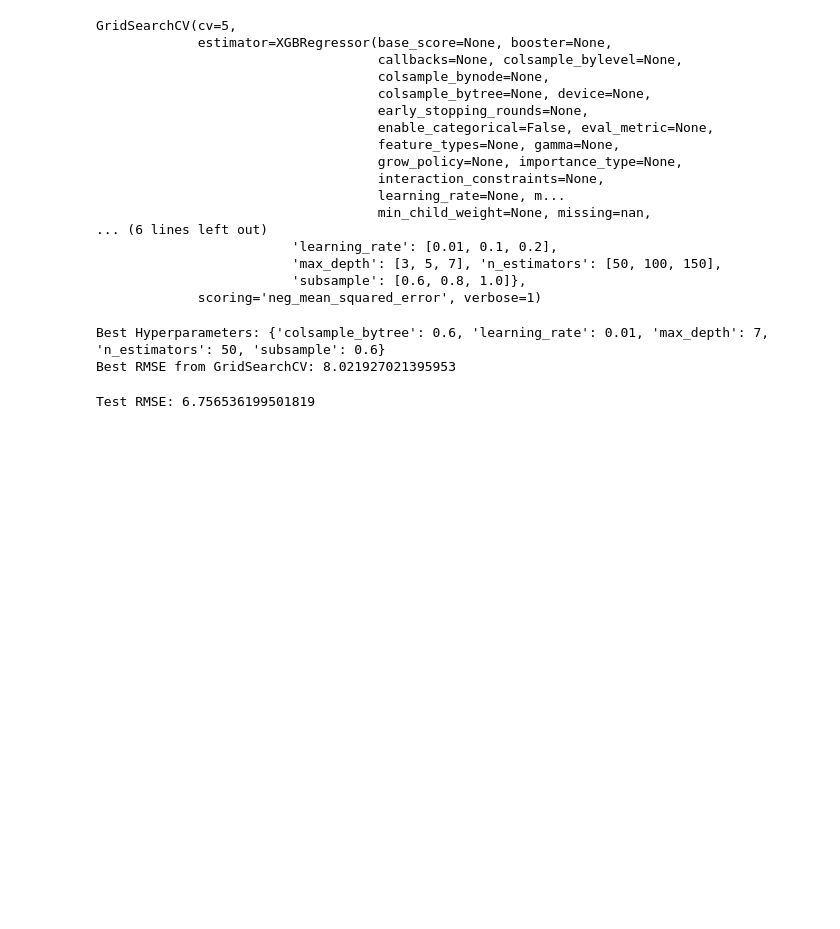
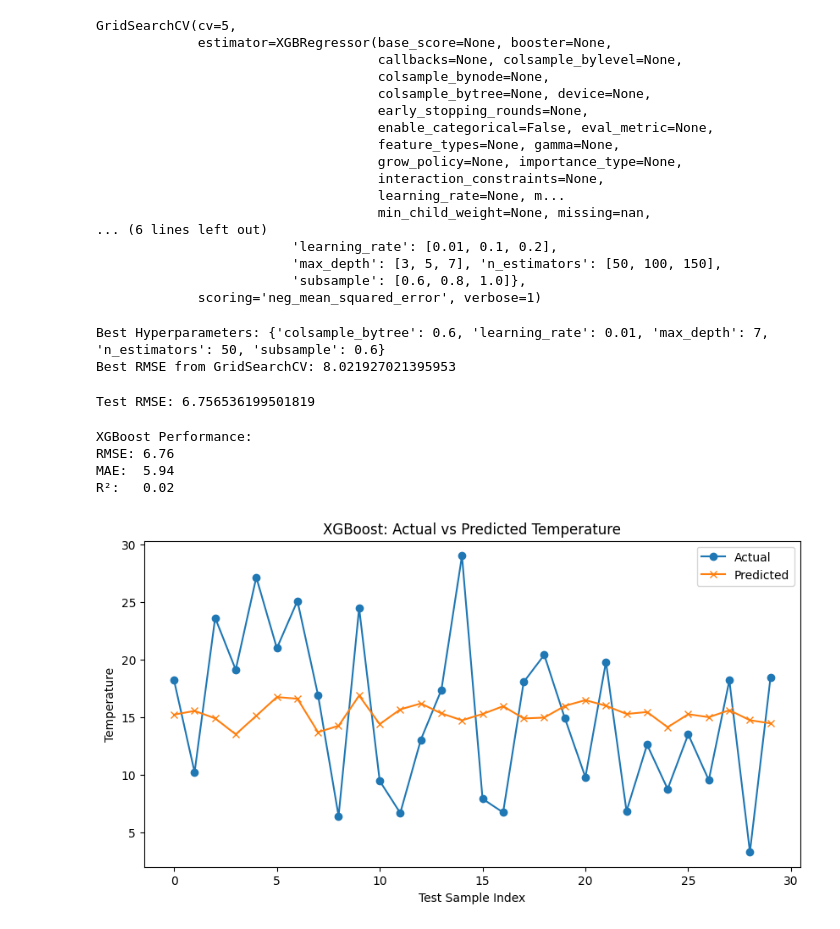
Before and after one commit to neilgarnet/ML-Weather-Project, a Jupyter notebook: XGBoostModel.ipynb, the cells around one changed output. Saved outputs shown, nothing was run; the diff lists cells and outputs as text; code cells hidden in the pictures; blank space fills up the shorter version.

```diff
--- a/XGBoostModel.ipynb
+++ b/XGBoostModel.ipynb
@@ -327,3 +326,32 @@ test_rmse = np.sqrt(mean_squared_error(y_test, y_pred))
 print("Test RMSE:", test_rmse)
 # %% [output]
 Test RMSE: 6.756536199501819
+# %%
+def evaluate_performance(y_true, y_pred, model_name):
+    rmse = np.sqrt(mean_squared_error(y_true, y_pred))
+    mae = mean_absolute_error(y_true, y_pred)
+    r2 = r2_score(y_true, y_pred)
+    print(f"{model_name} Performance:")
+    print(f"RMSE: {rmse:.2f}")
+    print(f"MAE:  {mae:.2f}")
+    print(f"R²:   {r2:.2f}\n")
+    return rmse, mae, r2
+rmse_xgb, mae_xgb, r2_xgb = evaluate_performance(y_test, y_pred, "XGBoost")
+# %% [output]
+XGBoost Performance:
+RMSE: 6.76
+MAE:  5.94
+R²:   0.02
+# %%
+# 4. Visualization
+
+plt.figure(figsize=(10, 5))
+plt.plot(y_test.values, label='Actual', marker='o')
+plt.plot(y_pred, label='Predicted', marker='x')
+plt.title("XGBoost: Actual vs Predicted Temperature")
+plt.xlabel("Test Sample Index")
+plt.ylabel("Temperature")
+plt.legend()
+plt.show()
+# %% [output]
+[figure, added]
```
Also changed, not shown: parts of 3 cells of this notebook.
